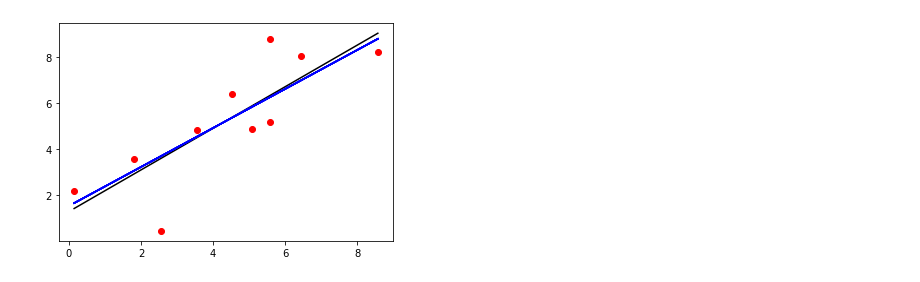
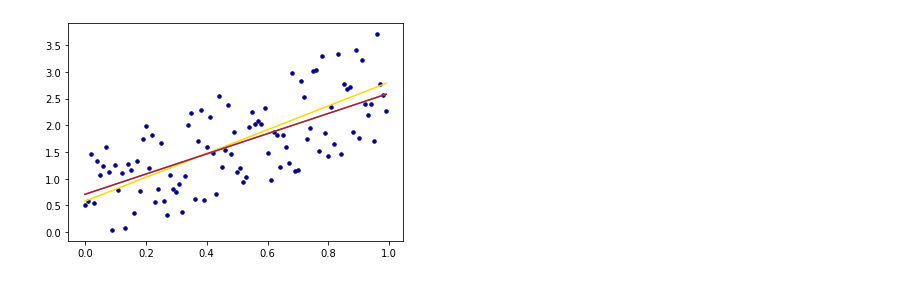
Before and after one commit to LilyPerkins1/COE-311k, a Jupyter notebook: homework/lap4253-HW5.ipynb, the cells around one changed output. Saved outputs shown, nothing was run; the diff lists cells and outputs as text; code cells hidden in the pictures.

```diff
--- a/homework/lap4253-HW5.ipynb
+++ b/homework/lap4253-HW5.ipynb
@@ -1,35 +61,30 @@
 # %%
-#randomized values and perturbations numpy built in
-import matplotlib.pyplot as plt
-import numpy as np
-import random
-list_length = 10
-max_point = [0,0,0] #x,y,error
-min_point = [0,0,11] #x,y,error
+#Choose a random linear function with a random error
+#im constraining my slope and y-int between -5 and 5 so the plot works well
+m = random.uniform(-5,5)
+c = random.uniform(-5,5)
+X = np.arange(0.0, 1.0, 0.01)
+random_error = np.array([random.uniform(1,-1) for i in range(len(X))])
+Y = m*X + c + random_error
+plt.scatter(X,Y, s = 12, color = "darkblue")
+plt.plot(X, m*X + c, color = "gold") #this is the actual line of the data
 
-X = np.array([random.uniform(0,10) for _ in range(list_length)])
-Y = np.array([random.uniform(0,10) for _ in range(list_length)])
-X.sort()
-# Data points
-# Stack the design matrix with a column of ones (for the intercept)
-A = np.vstack([X, np.ones(len(X))]).T
-# Solve using least squares
-m, c = np.linalg.lstsq(A, Y, rcond=None)[0]
+#Run your code against this new set of data
+sumX = sum(X)
+sumY = sum(Y)
+sumXsquared = sum(X*X)
+sumXY = sum(X*Y)
 
-plt.scatter(X,Y, color = "red") #the data points
-plt.plot(X, m*X + c, color ="black") #the basic line
+m_reg = (len(X)*sumXY - sumX*sumY) / (len(X)*sumXsquared - (sumX * sumX))
+c_reg = (sumY - m_reg*sumX) / len(X)
 
+#print out the residuals, identify the points with the largest
+#and smallest residual errors.
 
-for i in range (0,len(Y)):
-    y_val = Y[i]
-    Y[i] = y_val + random.uniform(-1,1) #add error
-
-
-m, c = np.linalg.lstsq(A, Y, rcond=None)[0]
 #finding the residuals between the data and the new function
-for i in range (0,len(Y)):
-    residual_error = abs((m*X[i] + c) - Y[i])
-    print(residual_error)
+for i in range (0,len(X)):
+    residual_error = abs((m_reg*X[i] + c_reg) - Y[i])
+    print("X =", i/100 , "  residual =", residual_error)
     if residual_error > max_point[2]:
         max_point[0] = i
         max_point[1] = m*X[i] + c
@@ -40,11 +95,20 @@ for i in range (0,len(Y)):
         min_point[1] = m*X[i] + c
         min_point[2] = residual_error
 
-    plt.plot(X, m*X + c, color = "blue")
+#display max min residuals
+print("\n")
+print("Max residual error: ", max_point[2], "  At: (", max_point[0]/100, " , ", max_point[1], ")")
+print("Min residual error: ", min_point[2], "  At: (", min_point[0]/100, " , ", min_point[1], ")")
+
+#compare your results with the numpy function
+#this is the least squares numpy solution
+A = np.vstack([X, np.ones(len(X))]).T
+# Solve using numpy least squares
+m_np, c_np = np.linalg.lstsq(A, Y, rcond=None)[0]
+#plot numpy least squares
+plt.plot(X, m_np*X + c_np, color ="cornflowerblue") #the numpy regression line
 
 
-#find max min residuals
-print("\n")
-print("Max residual error: ", max_point[2], "  At: (", max_point[0], " , ", max_point[1], ")")
-print("Min residual error: ", min_point[2], "  At: (", min_point[0], " , ", min_point[1], ")")
+plt.plot(X, m_reg*X + c_reg, color = "firebrick") #this is the regression line
+print("The yellow line is the original function, the blue dots are the data points with error derived from the yellow function, the light blue line is the regression using the numpy function, and the red line is my regression line using the data points. The light blue line is invisible because it is covered by the red line, which is to say that my regression is just as accurate as the numpy regression.")
 # %% [output]
@@ -65 +132 @@ Min residual error:  0.36930564513018904   At: ( 6  ,  6.252400971391289 )
-[figure, old version]
+[figure, new version]
```
Also changed, not shown: parts of 4 cells of this notebook.
